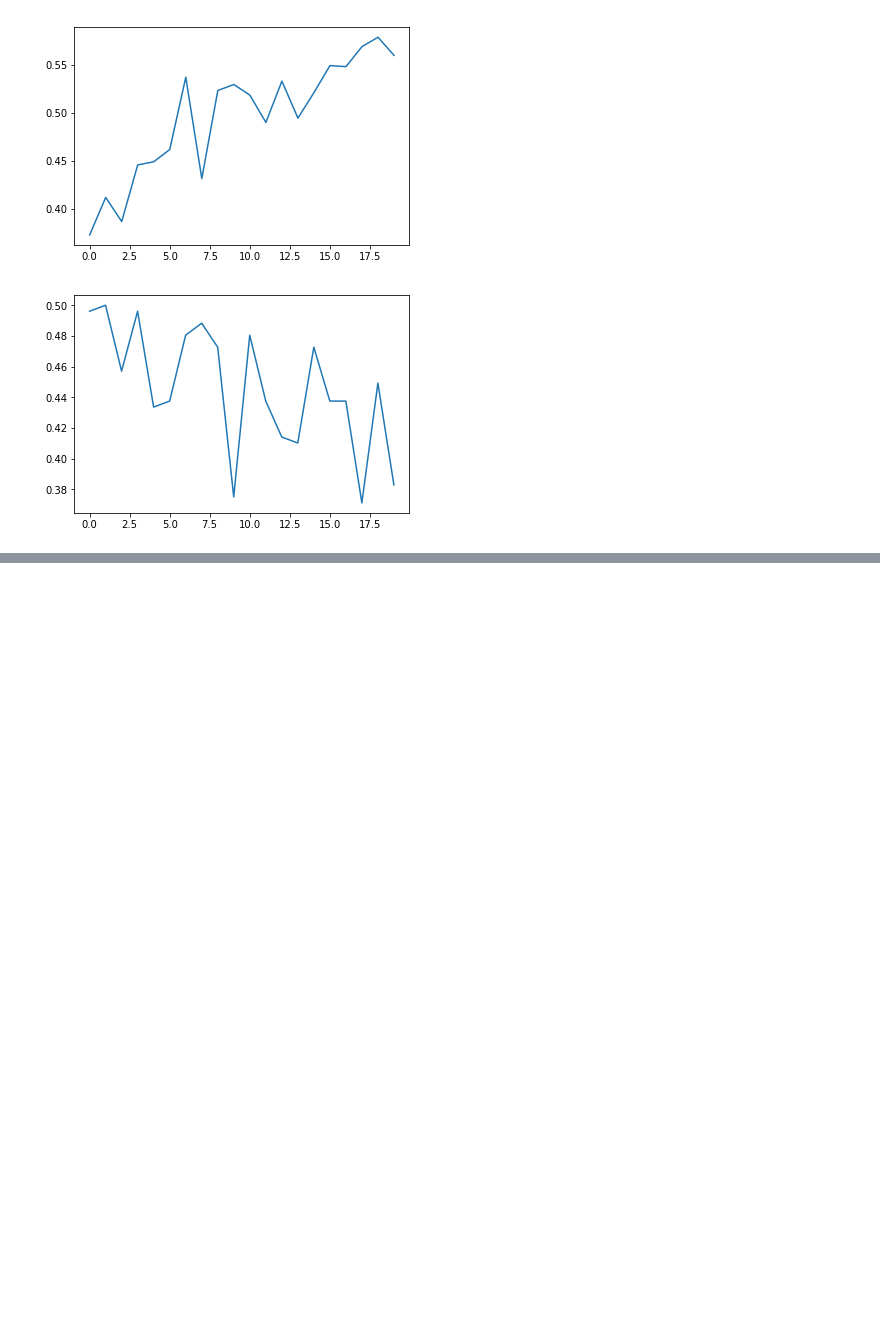
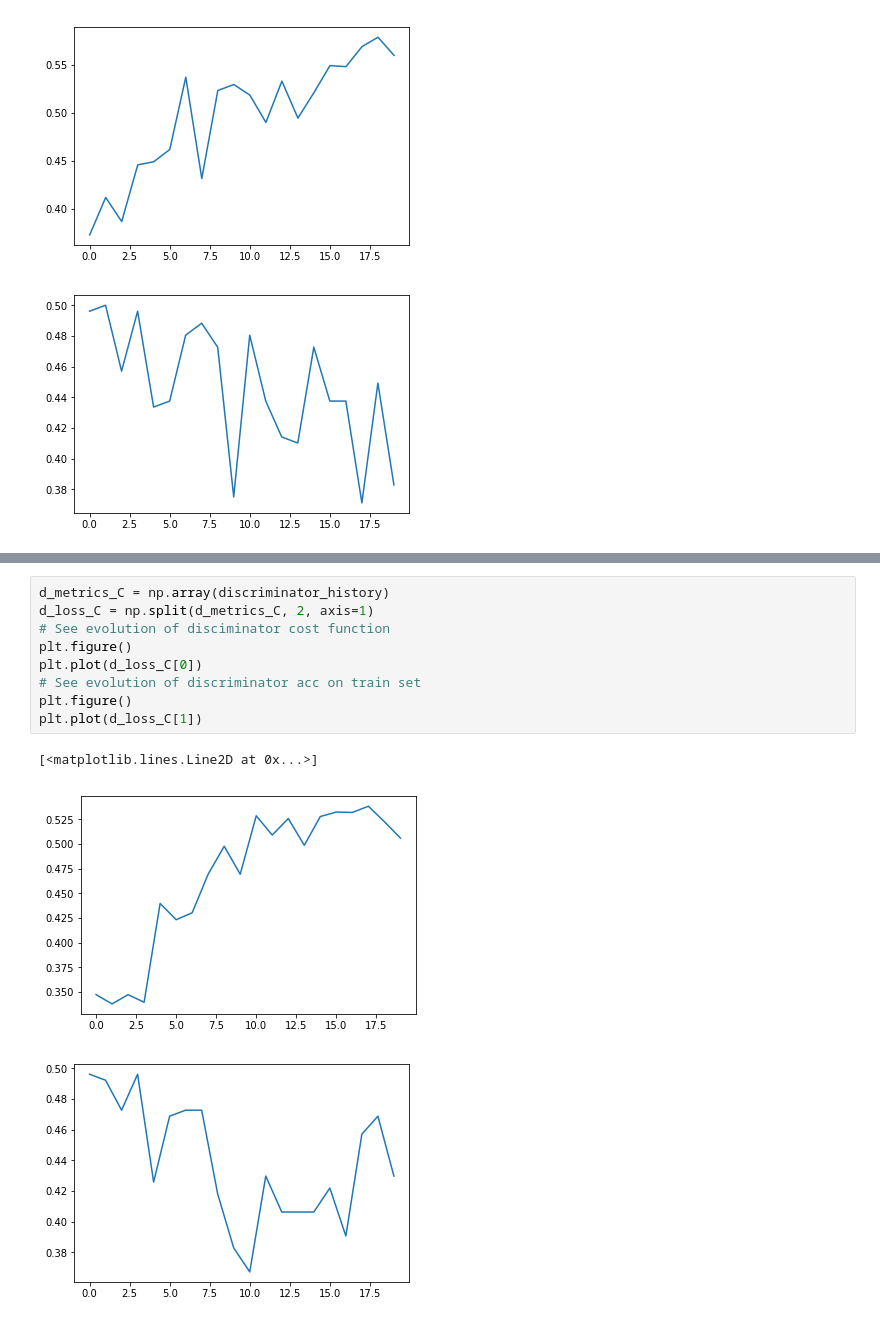
Before and after one commit to miguelfmc/keras-tutorial-GAN, a Jupyter notebook: KerasGAN.ipynb, the cells around one changed output, grey strips where cells are left out. Drawn from its saved outputs; the diff is of its cells as text; blank space fills up the shorter version.

```diff
--- a/KerasGAN.ipynb
+++ b/KerasGAN.ipynb
@@ -307,0 +340,13 @@ plt.plot(d_loss_B[1])
+# %%
+d_metrics_C = np.array(discriminator_history)
+d_loss_C = np.split(d_metrics_C, 2, axis=1)
+# See evolution of disciminator cost function
+plt.figure()
+plt.plot(d_loss_C[0])
+# See evolution of discriminator acc on train set
+plt.figure()
+plt.plot(d_loss_C[1])
+# %% [output]
+[<matplotlib.lines.Line2D at 0x...>]
+[figure, added]
+[figure, added]
```
Also changed, not shown: parts of 17 cells of this notebook.
